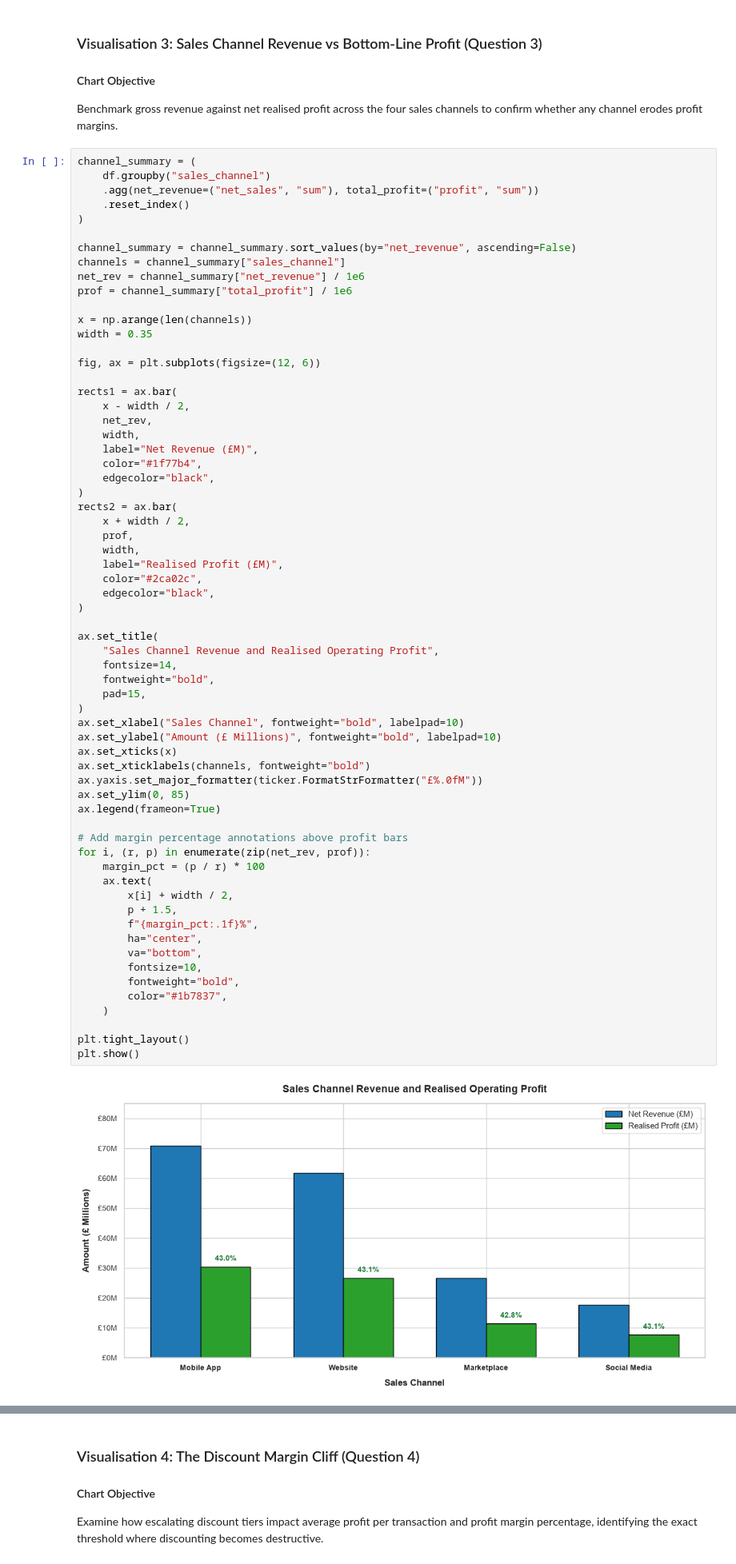
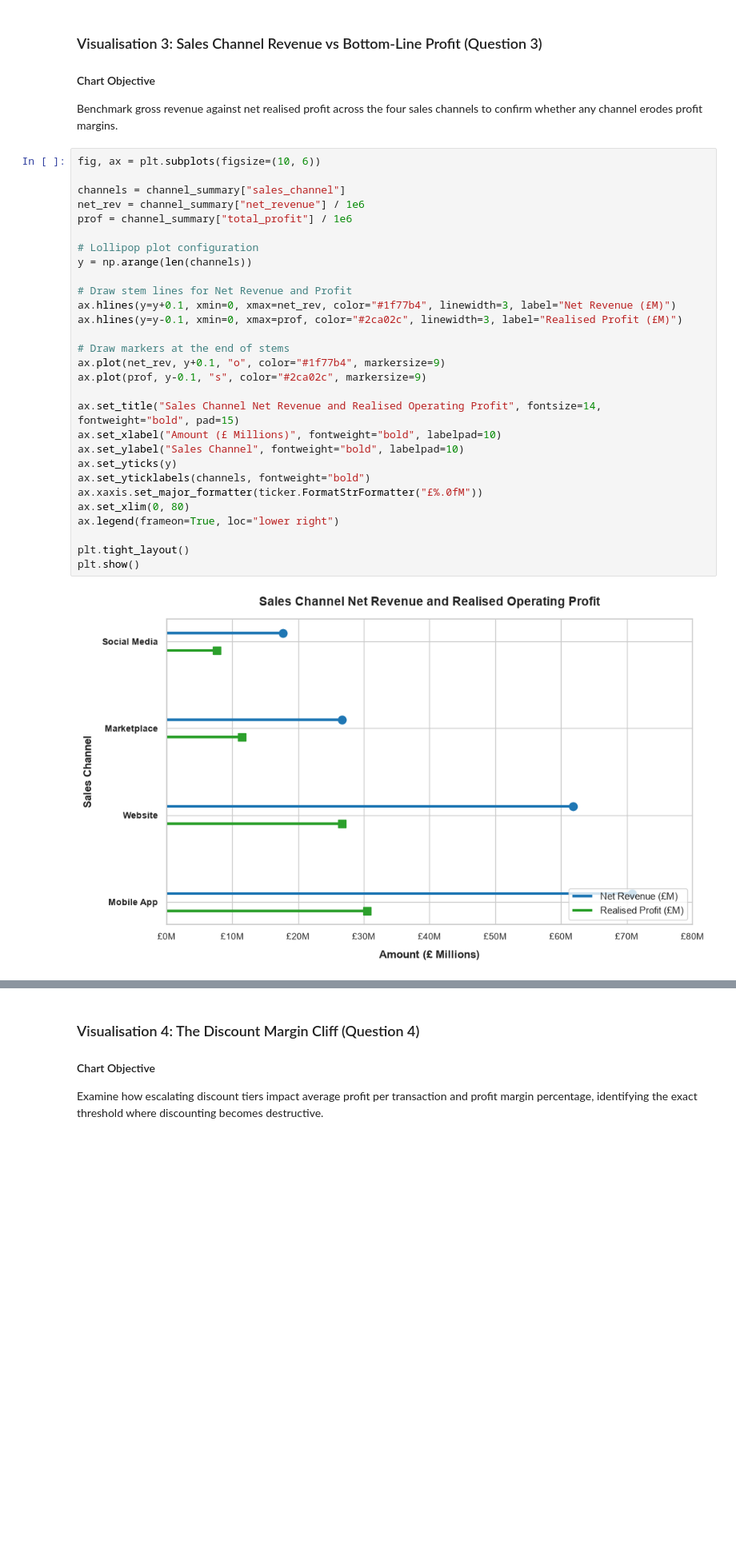
Before and after one commit to salmamxz/ecommerce-sales-customer-analysis, a Jupyter notebook: notebooks/V1_E-Commerce_Sales_and_Customer_Analysis.ipynb, the cells around one changed output, grey strips where cells are left out. Shown at 80% size. Cells and saved outputs as stored; diff of their text form; blank space fills up the shorter version.

```diff
--- a/notebooks/V1_E-Commerce_Sales_and_Customer_Analysis.ipynb
+++ b/notebooks/V1_E-Commerce_Sales_and_Customer_Analysis.ipynb
@@ -1255,69 +1132,34 @@ plt.show()
 #### Chart Objective
 Benchmark gross revenue against net realised profit across the four sales channels to confirm whether any channel erodes profit margins.
 # %%
-channel_summary = (
-    df.groupby("sales_channel")
-    .agg(net_revenue=("net_sales", "sum"), total_profit=("profit", "sum"))
-    .reset_index()
-)
+fig, ax = plt.subplots(figsize=(10, 6))
 
-channel_summary = channel_summary.sort_values(by="net_revenue", ascending=False)
 channels = channel_summary["sales_channel"]
 net_rev = channel_summary["net_revenue"] / 1e6
 prof = channel_summary["total_profit"] / 1e6
 
-x = np.arange(len(channels))
-width = 0.35
+# Lollipop plot configuration
+y = np.arange(len(channels))
 
-fig, ax = plt.subplots(figsize=(12, 6))
+# Draw stem lines for Net Revenue and Profit
+ax.hlines(y=y+0.1, xmin=0, xmax=net_rev, color="#1f77b4", linewidth=3, label="Net Revenue (£M)")
+ax.hlines(y=y-0.1, xmin=0, xmax=prof, color="#2ca02c", linewidth=3, label="Realised Profit (£M)")
 
-rects1 = ax.bar(
-    x - width / 2,
-    net_rev,
-    width,
-    label="Net Revenue (£M)",
-    color="#1f77b4",
-    edgecolor="black",
-)
-rects2 = ax.bar(
-    x + width / 2,
-    prof,
-    width,
-    label="Realised Profit (£M)",
-    color="#2ca02c",
-    edgecolor="black",
-)
+# Draw markers at the end of stems
+ax.plot(net_rev, y+0.1, "o", color="#1f77b4", markersize=9)
+ax.plot(prof, y-0.1, "s", color="#2ca02c", markersize=9)
 
-ax.set_title(
-    "Sales Channel Revenue and Realised Operating Profit",
-    fontsize=14,
-    fontweight="bold",
-    pad=15,
-)
-ax.set_xlabel("Sales Channel", fontweight="bold", labelpad=10)
-ax.set_ylabel("Amount (£ Millions)", fontweight="bold", labelpad=10)
-ax.set_xticks(x)
-ax.set_xticklabels(channels, fontweight="bold")
-ax.yaxis.set_major_formatter(ticker.FormatStrFormatter("£%.0fM"))
-ax.set_ylim(0, 85)
-ax.legend(frameon=True)
-
-# Add margin percentage annotations above profit bars
-for i, (r, p) in enumerate(zip(net_rev, prof)):
-    margin_pct = (p / r) * 100
-    ax.text(
-        x[i] + width / 2,
-        p + 1.5,
-        f"{margin_pct:.1f}%",
-        ha="center",
-        va="bottom",
-        fontsize=10,
-        fontweight="bold",
-        color="#1b7837",
-    )
+ax.set_title("Sales Channel Net Revenue and Realised Operating Profit", fontsize=14, fontweight="bold", pad=15)
+ax.set_xlabel("Amount (£ Millions)", fontweight="bold", labelpad=10)
+ax.set_ylabel("Sales Channel", fontweight="bold", labelpad=10)
+ax.set_yticks(y)
+ax.set_yticklabels(channels, fontweight="bold")
+ax.xaxis.set_major_formatter(ticker.FormatStrFormatter("£%.0fM"))
+ax.set_xlim(0, 80)
+ax.legend(frameon=True, loc="lower right")
 
 plt.tight_layout()
 plt.show()
 # %% [output]
-[figure, old version]
+[figure, new version]
 # %% [markdown]
```
Also changed, not shown: parts of 20 cells of this notebook.
